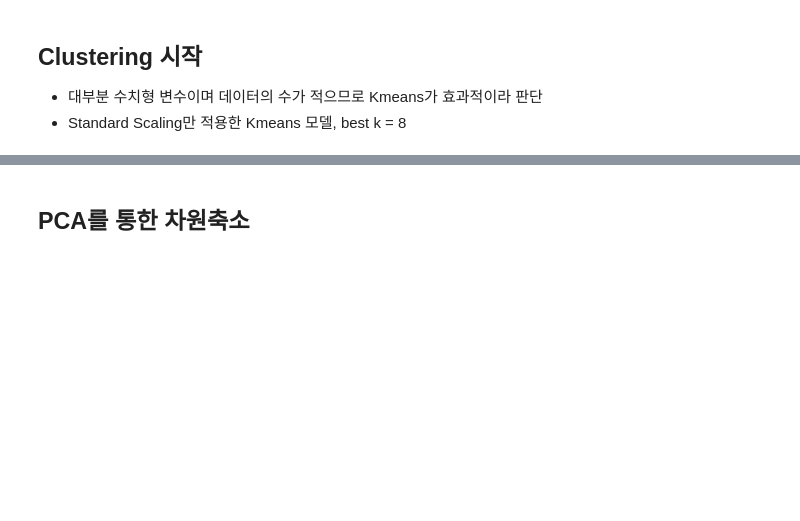
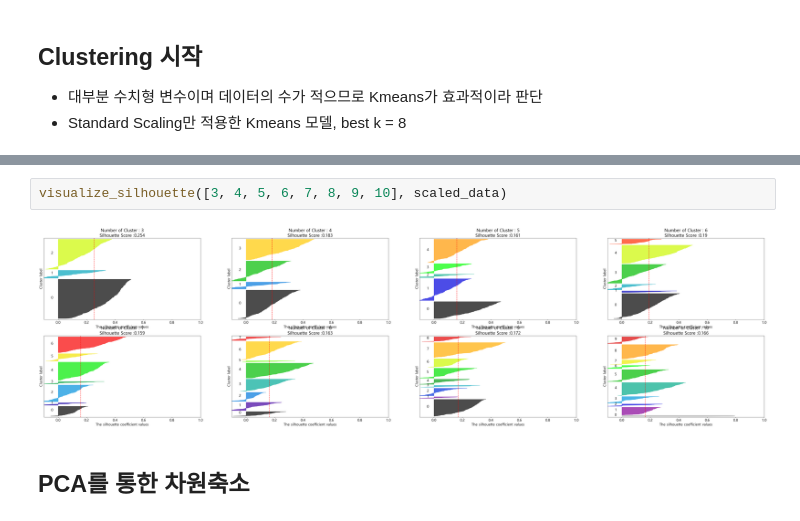
Before and after one commit to Team-HandL/SAC, a Jupyter notebook: 02_ML_Modeling.ipynb, the cells around one changed output, grey strips where cells are left out. Drawn from its saved outputs; the diff is of its cells as text; blank space fills up the shorter version.

```diff
--- a/02_ML_Modeling.ipynb
+++ b/02_ML_Modeling.ipynb
@@ -227,3 +262,7 @@ plt.show()
+# %%
+visualize_silhouette([3, 4, 5, 6, 7, 8, 9, 10], scaled_data)
+# %% [output]
+[figure, added]
 # %% [markdown]
 ## PCA를 통한 차원축소
 # %%
```
Also changed, not shown: parts of 14 cells of this notebook, 3 other files.
